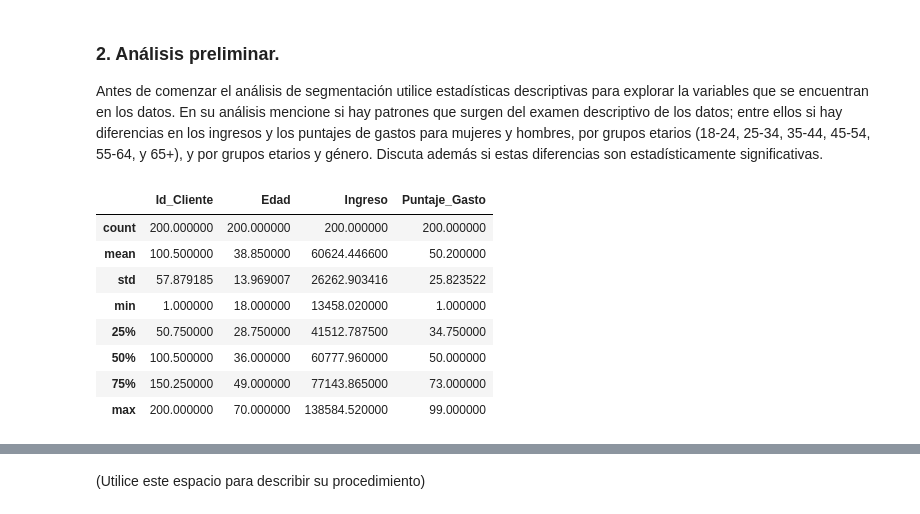
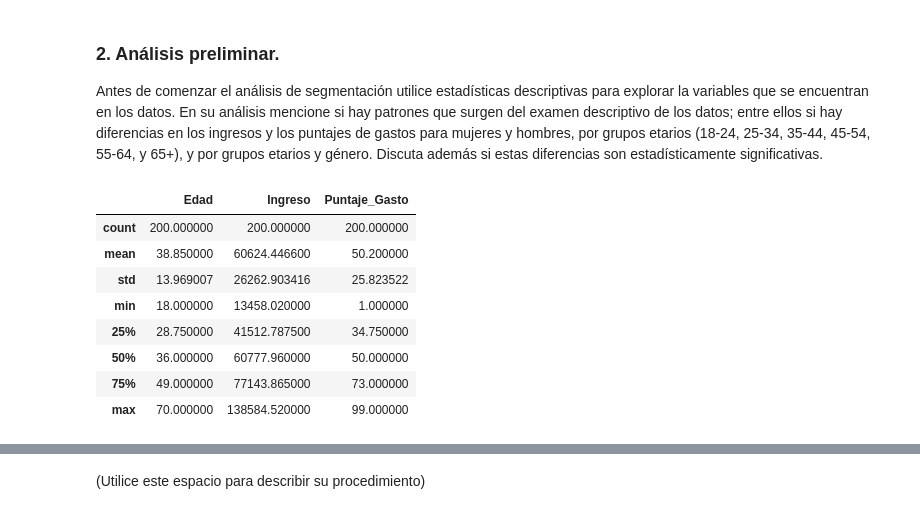
Before and after one commit to ggomez1803/ANS, a Jupyter notebook: Semana 4/Taller/S4_LC_Taller_Jerarquico_DBSCAN..ipynb, the cells around one changed output, grey strips where cells are left out. Drawn from its saved outputs; the diff is of its cells as text; code cells hidden in the pictures.

```diff
--- a/Semana 4/Taller/S4_LC_Taller_Jerarquico_DBSCAN..ipynb
+++ b/Semana 4/Taller/S4_LC_Taller_Jerarquico_DBSCAN..ipynb
@@ -29,7 +29,16 @@ El objetivo de este caso-taller es analizar una base de datos ficticia sobre cli
 
 En la carpeta `data` se encuentra el archivo `datos_clientes.csv` cargue estos datos en su *cuaderno*.
 # %%
-# Utilice este espacio para escribir el código.
+# Importar librerías
 import pandas as pd
+import matplotlib.pyplot as plt
+import scipy.stats as stats
+import seaborn as sns
+import numpy as np
+from scipy.cluster.hierarchy import dendrogram, linkage, fcluster
+from sklearn.cluster import AgglomerativeClustering
 
+# Cargar datos en el dataframe
 df = pd.read_csv('./data/datos_clientes.csv')
+df.set_index('Id_Cliente', inplace=True)
+df.head()
@@ -51,13 +95,69 @@ Antes de comenzar el análisis de segmentación utilice estadísticas descriptiv
 # %%
-# Utilice este espacio para escribir el código.
-df.describe()
+# Descripción de los datos
+display(df.describe())
+
+# Graficar proporción de  hombres y mujeres
+proporcion_genero = df['Genero'].value_counts(normalize=True)
+print(proporcion_genero)
+
+proporcion_genero.plot(kind='bar', color=['lightblue', 'darkblue'])
+plt.title('Proporción de Hombres y Mujeres')
+plt.xlabel('Género')
+plt.ylabel('Proporción')
+plt.xticks(rotation=0)
+plt.show()
+
+# Graficar boxplot para ingreso promedio entre hombres y mujeres
+ingreso_genero = df.groupby('Genero')['Ingreso'].mean()
+print(ingreso_genero)
+
+df.boxplot(column='Ingreso', by='Genero', grid=False)
+plt.title('Boxplot de Ingresos por Género')
+plt.suptitle('')
+plt.xlabel('Género')
+plt.ylabel('Ingreso')
+plt.show()
+
+# Análisis inferencial para determinar si hay diferencias significativas entre los ingresos de hombres y mujeres
+ingresos_hombres = df[df['Genero'] == 'Hombre']['Ingreso']
+ingresos_mujeres = df[df['Genero'] == 'Mujer']['Ingreso']
+pruebaT(ingresos_hombres, ingresos_mujeres)
+
+# Graficar boxplot para puntaje de gasto promedio entre hombres y mujeres
+gasto_genero = df.groupby('Genero')['Puntaje_Gasto'].mean()
+print(gasto_genero)
+
+plt.figure(figsize=(8, 6))
+df.boxplot(column='Puntaje_Gasto', by='Genero', grid=False)
+plt.title('Boxplot de Puntaje_Gasto de por Género')
+plt.suptitle('')
+plt.xlabel('Género')
+plt.ylabel('Puntaje gasto')
+plt.show()
+
+# Análisis inferencial para determinar si hay diferencias significativas entre los puntajes de gasto de hombres y mujeres
+gastos_hombres = df[df['Genero'] == 'Hombre']['Puntaje_Gasto']
+gastos_mujeres = df[df['Genero'] == 'Mujer']['Puntaje_Gasto']
+pruebaT(gastos_hombres, gastos_mujeres)
+
+# Graficar boxplot para edad promedio entre hombres y mujeres
+sns.set(style="ticks")
+sns.pairplot(df, diag_kind="kde")
+plt.show()
+
+# Histograma de edades
+plt.hist(df['Edad'], bins=10, color='lightblue')
+plt.title('Histograma de Edades')
+plt.xlabel('Edad')
+plt.ylabel('Frecuencia')
+plt.show()
 # %% [output]
-|  | Id_Cliente | Edad | Ingreso | Puntaje_Gasto |
-| count | 200.000000 | 200.000000 | 200.000000 | 200.000000 |
-| mean | 100.500000 | 38.850000 | 60624.446600 | 50.200000 |
-| std | 57.879185 | 13.969007 | 26262.903416 | 25.823522 |
-| min | 1.000000 | 18.000000 | 13458.020000 | 1.000000 |
-| 25% | 50.750000 | 28.750000 | 41512.787500 | 34.750000 |
-| 50% | 100.500000 | 36.000000 | 60777.960000 | 50.000000 |
-| 75% | 150.250000 | 49.000000 | 77143.865000 | 73.000000 |
-| max | 200.000000 | 70.000000 | 138584.520000 | 99.000000 |
+|  | Edad | Ingreso | Puntaje_Gasto |
+| count | 200.000000 | 200.000000 | 200.000000 |
+| mean | 38.850000 | 60624.446600 | 50.200000 |
+| std | 13.969007 | 26262.903416 | 25.823522 |
+| min | 18.000000 | 13458.020000 | 1.000000 |
+| 25% | 28.750000 | 41512.787500 | 34.750000 |
+| 50% | 36.000000 | 60777.960000 | 50.000000 |
+| 75% | 49.000000 | 77143.865000 | 73.000000 |
+| max | 70.000000 | 138584.520000 | 99.000000 |
```
Also changed, not shown: parts of 23 cells of this notebook.
